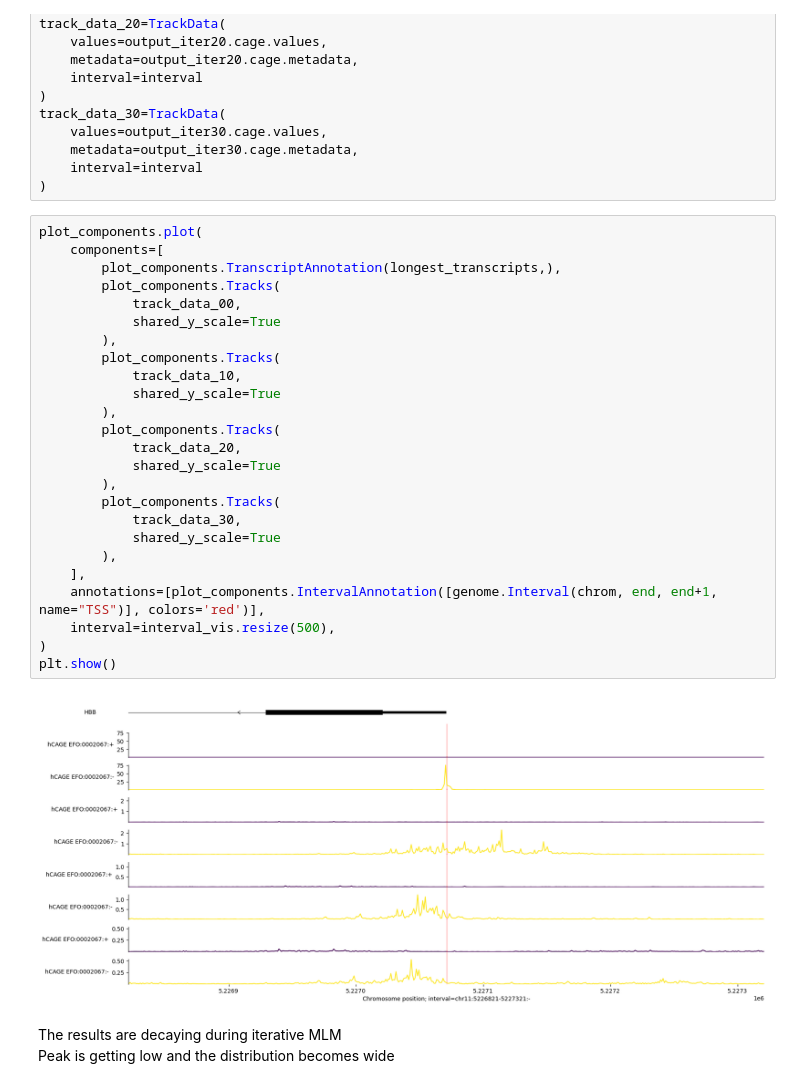
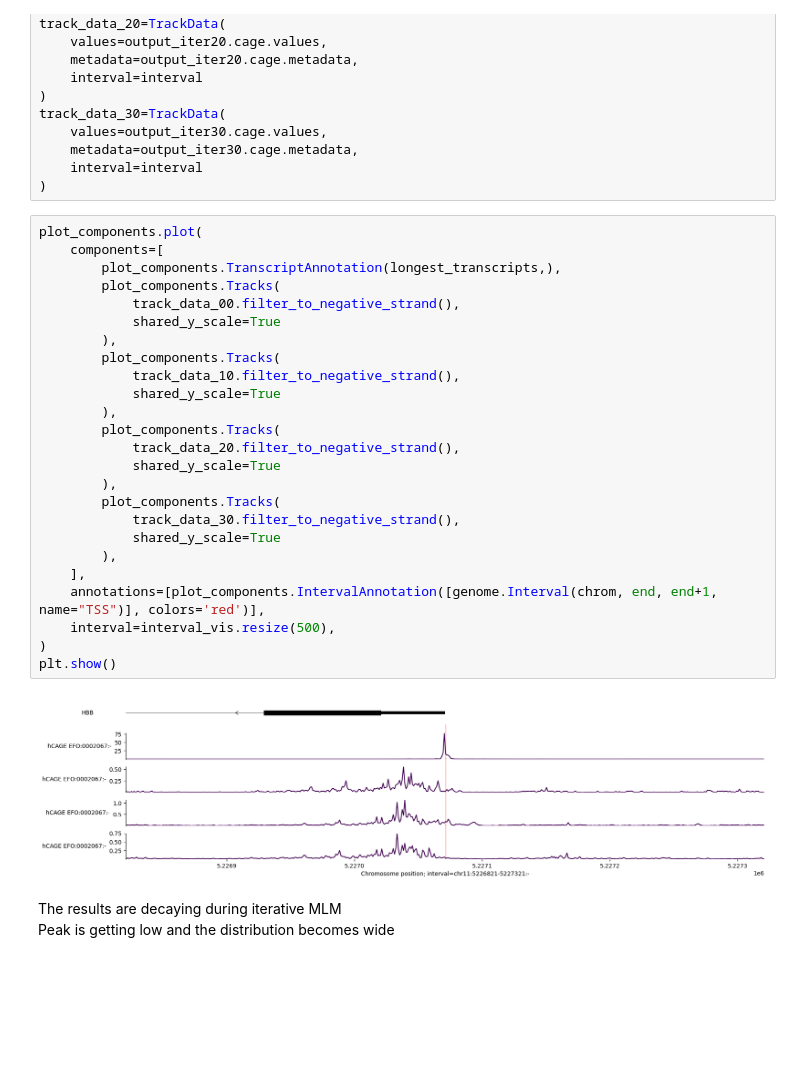
Before and after one commit to leemnj/iterative-dna-reconstruction, a Jupyter notebook: 03_dna-fm-to-alphagenome/regulator-to-alphagenome/load-and-insert-promoter.ipynb, the cells around one changed output. Drawn from its saved outputs; the diff is of its cells as text; blank space fills up the shorter version.

```diff
--- a/03_dna-fm-to-alphagenome/regulator-to-alphagenome/load-and-insert-promoter.ipynb
+++ b/03_dna-fm-to-alphagenome/regulator-to-alphagenome/load-and-insert-promoter.ipynb
@@ -401,30 +370,30 @@ track_data_30=TrackData(
 # %%
 plot_components.plot(
     components=[
         plot_components.TranscriptAnnotation(longest_transcripts,),
         plot_components.Tracks(
-            track_data_00,
+            track_data_00.filter_to_negative_strand(),
             shared_y_scale=True
         ),
         plot_components.Tracks(
-            track_data_10,
+            track_data_10.filter_to_negative_strand(),
             shared_y_scale=True
         ),
         plot_components.Tracks(
-            track_data_20,
+            track_data_20.filter_to_negative_strand(),
             shared_y_scale=True
         ),
         plot_components.Tracks(
-            track_data_30,
+            track_data_30.filter_to_negative_strand(),
             shared_y_scale=True
         ),
     ],
     annotations=[plot_components.IntervalAnnotation([genome.Interval(chrom, end, end+1, name="TSS")], colors='red')],
     interval=interval_vis.resize(500),
 )
 plt.show()
 # %% [output]
-[figure, old version]
+[figure, new version]
 # %% [markdown]
 The results are decaying during iterative MLM
 Peak is getting low and the distribution becomes wide
```
Also changed, not shown: parts of 10 cells of this notebook, 7 other files.
